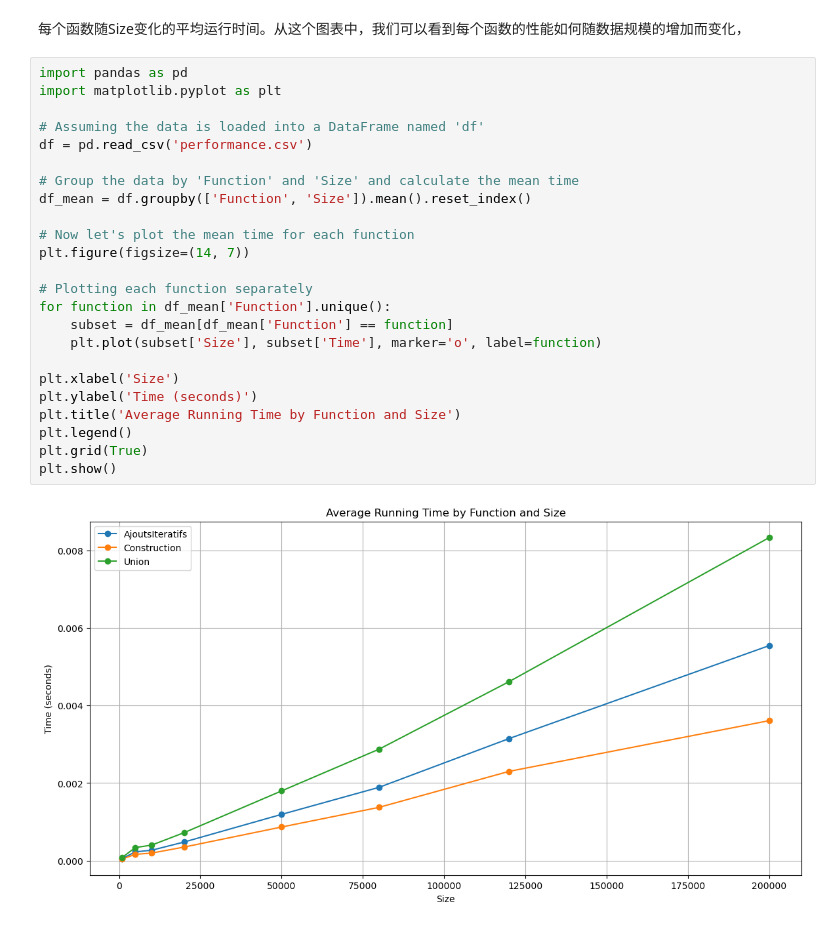
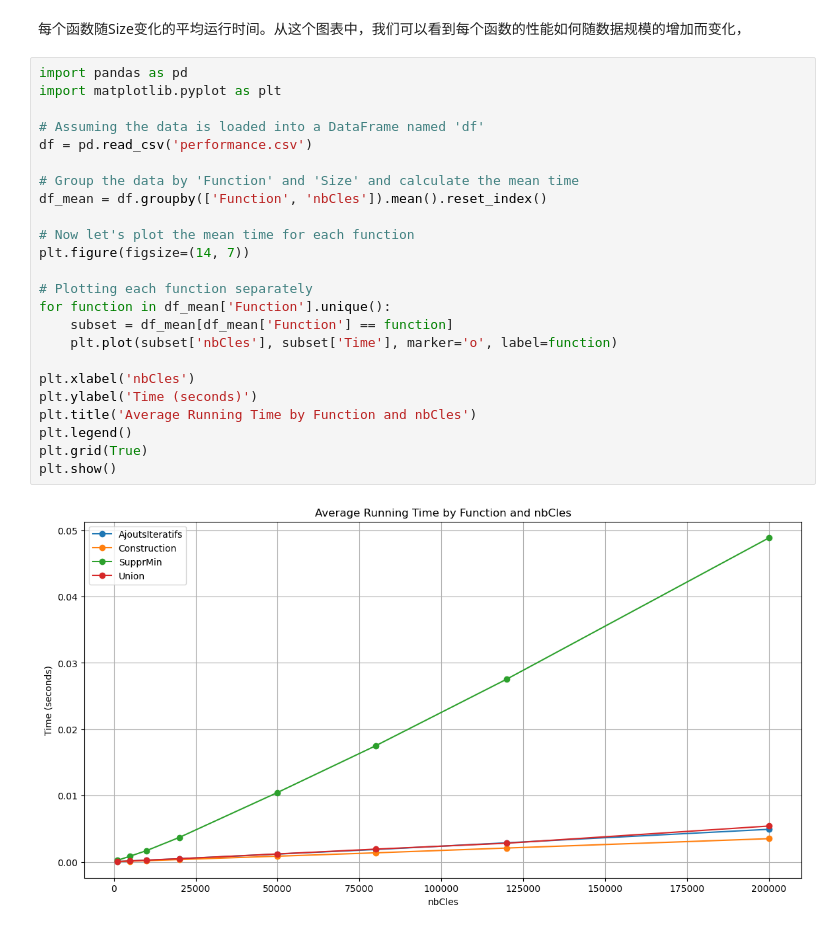
Before and after one commit to yangx219/ZHANG_YANG_ALGAV, a Jupyter notebook: ALGAV_projet.ipynb, the cells around one changed output. Saved outputs shown, nothing was run; the diff lists cells and outputs as text.

```diff
--- a/ALGAV_projet.ipynb
+++ b/ALGAV_projet.ipynb
@@ -7,29 +7,29 @@
 # %%
 import pandas as pd
 import matplotlib.pyplot as plt
 
 # Assuming the data is loaded into a DataFrame named 'df'
 df = pd.read_csv('performance.csv')
 
 # Group the data by 'Function' and 'Size' and calculate the mean time
-df_mean = df.groupby(['Function', 'Size']).mean().reset_index()
+df_mean = df.groupby(['Function', 'nbCles']).mean().reset_index()
 
 # Now let's plot the mean time for each function
 plt.figure(figsize=(14, 7))
 
 # Plotting each function separately
 for function in df_mean['Function'].unique():
     subset = df_mean[df_mean['Function'] == function]
-    plt.plot(subset['Size'], subset['Time'], marker='o', label=function)
+    plt.plot(subset['nbCles'], subset['Time'], marker='o', label=function)
 
-plt.xlabel('Size')
+plt.xlabel('nbCles')
 plt.ylabel('Time (seconds)')
-plt.title('Average Running Time by Function and Size')
+plt.title('Average Running Time by Function and nbCles')
 plt.legend()
 plt.grid(True)
 plt.show()
 # %% [output]
-[figure, old version]
+[figure, new version]
 # %%
 import pandas as pd
 import matplotlib.pyplot as plt
```
Also changed, not shown: parts of 2 cells of this notebook, 12 other files.
